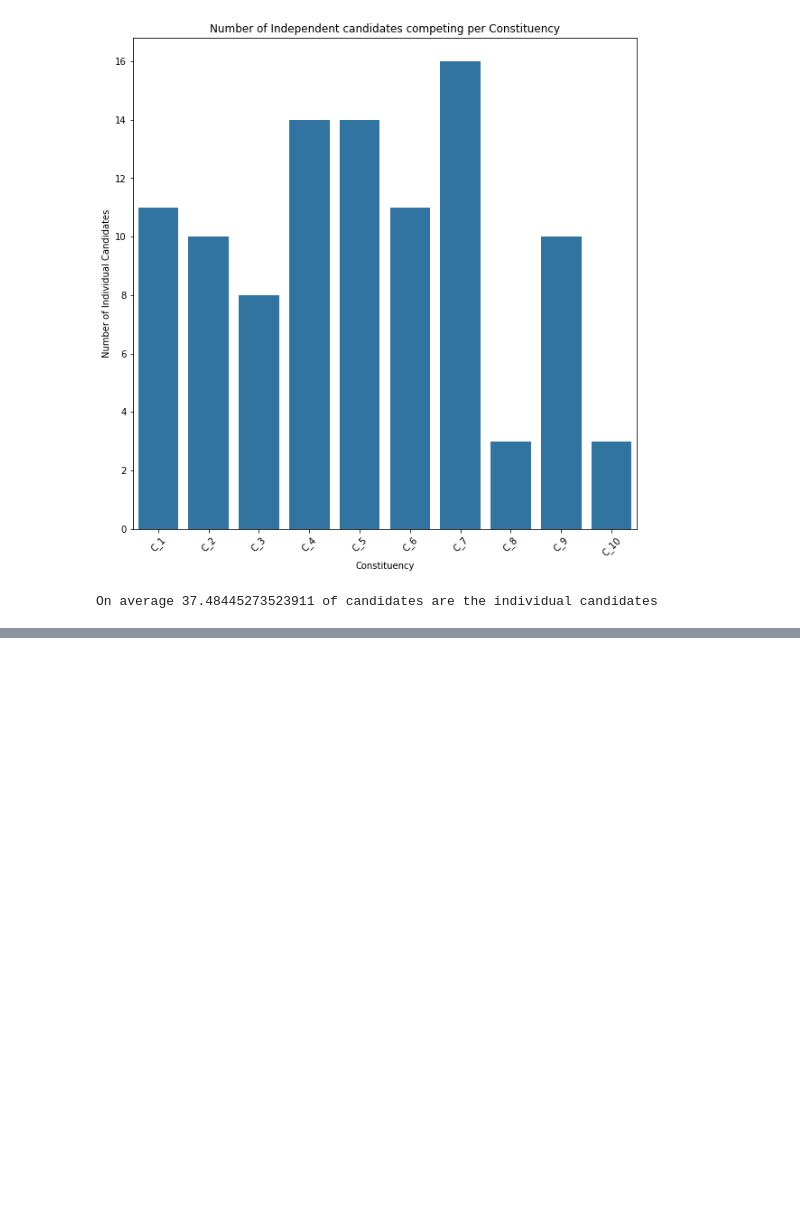
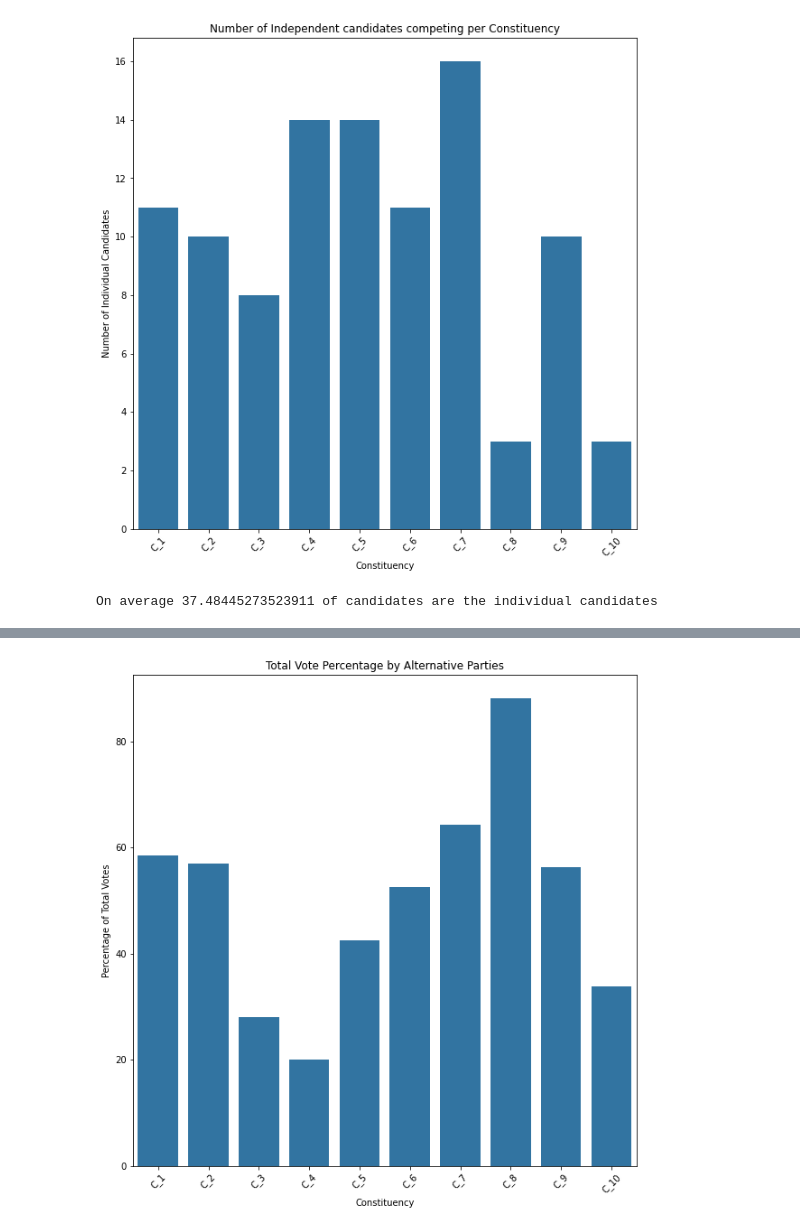
Before and after one commit to DS-saksham/Election_analysis, a Jupyter notebook: Untitled.ipynb, the cells around one changed output, grey strips where cells are left out. Cells and saved outputs as stored; diff of their text form; code cells hidden in the pictures; blank space fills up the shorter version.

Commit message:
calculated the vote percenatage

```diff
--- a/Untitled.ipynb
+++ b/Untitled.ipynb
@@ -14,5 +14,5 @@ df_8 = pd.read_csv("constituency_8.csv")
 df_9 = pd.read_csv("constituency_9.csv")
 df_10 = pd.read_csv("constituency_10.csv")
 # %%
-old_party = ["Nepali Congress", "CPN UML" , "CPN Maxist Leninist", "Nepali Congress (BP)"]
+old_party = ["Nepali Congress", "CPN UML" , "CPN Maxist Leninist", "Nepali Congress (BP)", "CPN Maoist"]
 # %%
@@ -82,2 +84,12 @@ On average 37.48445273523911 of candidates are the individual candidates
 # %%
-df[df_1["party"].isin(old_party)]
+Total_votes = []
+Total_votes_by_old_parties = []
+Total_votes_by_alternative_parties = []
+Total_votes_by_individual_candidates = []
+
+# Total votes
+for df_i in df:
+    Total_votes.append(sum(df_i["votes"]))
+    Total_votes_by_old_parties.append(sum(df_i[df_i["party"].isin(old_party)]["votes"]))
+    Total_votes_by_alternative_parties.append(sum(df_i[~df_i["party"].isin(old_party)]["votes"]))
+    Total_votes_by_individual_candidates.append(sum(df_i[df_i["party"] == "Independent"]["votes"]))
@@ -89,0 +112,16 @@ old_party
+# %%
+df_of_votes_data = pd.DataFrame({
+    "Contituency" :constituencies,
+    "Total_votes" : Total_votes,
+    "Old_party_votes" : Total_votes_by_old_parties,
+    "Alternative_party_votes" : Total_votes_by_alternative_parties,
+    "Independent_votes" : Total_votes_by_individual_candidates,
+    "Winner" : Winner,
+    "No_of_candidates" :no_of_candidates,
+    "No_of_individual_candidates" : no_of_independent_candidates
+})
+
+# Calculating the Percentage share
+df_of_votes_data["Old_party_vote%"] = df_of_votes_data["Old_party_votes"]/df_of_votes_data["Total_votes"]*100
+df_of_votes_data["Altenative_party_vote%"] = df_of_votes_data["Alternative_party_votes"]/df_of_votes_data["Total_votes"]*100
+df_of_votes_data["Independent_votes_vote%"] = df_of_votes_data["Independent_votes"]/df_of_votes_data["Total_votes"]*100
@@ -89,0 +144,10 @@ old_party
+# %%
+plt.figure(figsize=(10,10))
+sns.barplot(x= df_of_votes_data["Contituency"], y= df_of_votes_data["Altenative_party_vote%"])
+plt.title("Total Vote Percentage by Alternative Parties")
+plt.xlabel("Constituency")
+plt.ylabel("Percentage of Total Votes")
+plt.xticks(rotation=45)
+plt.show()
+# %% [output]
+[figure, added]
```
Also changed, not shown: parts of 10 cells of this notebook.
